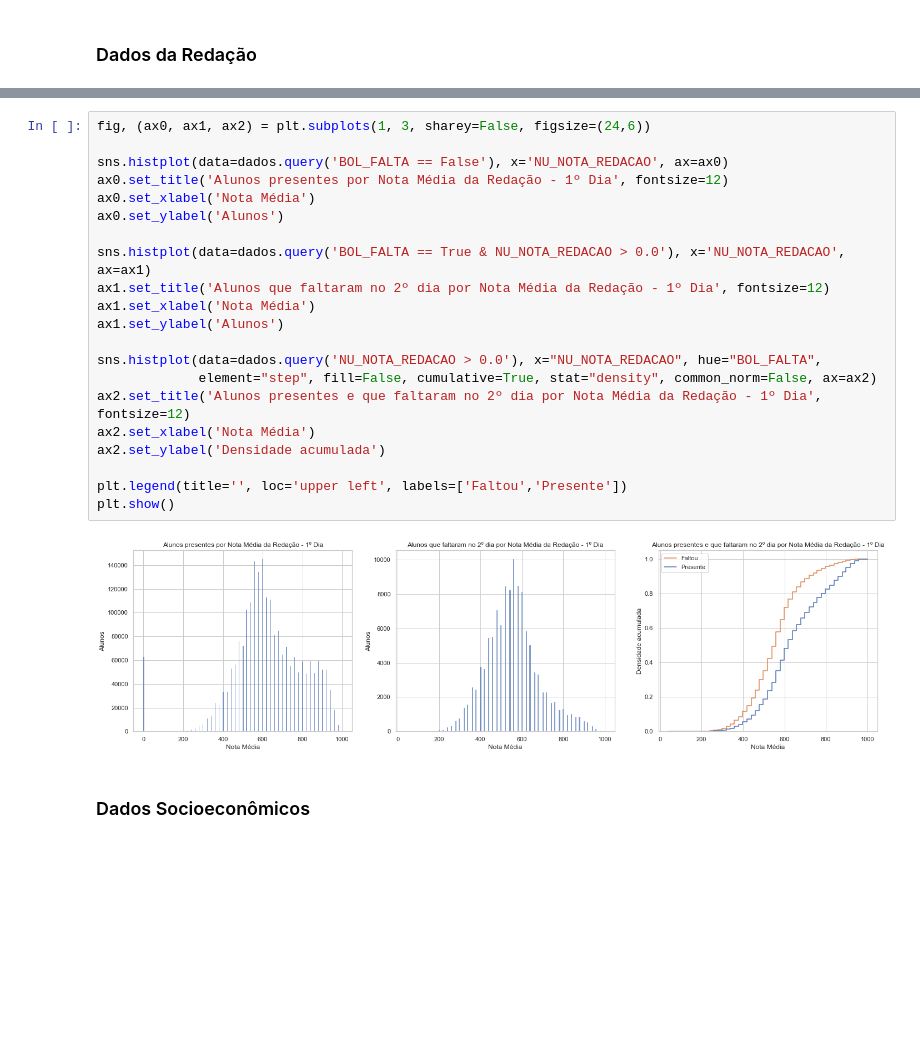
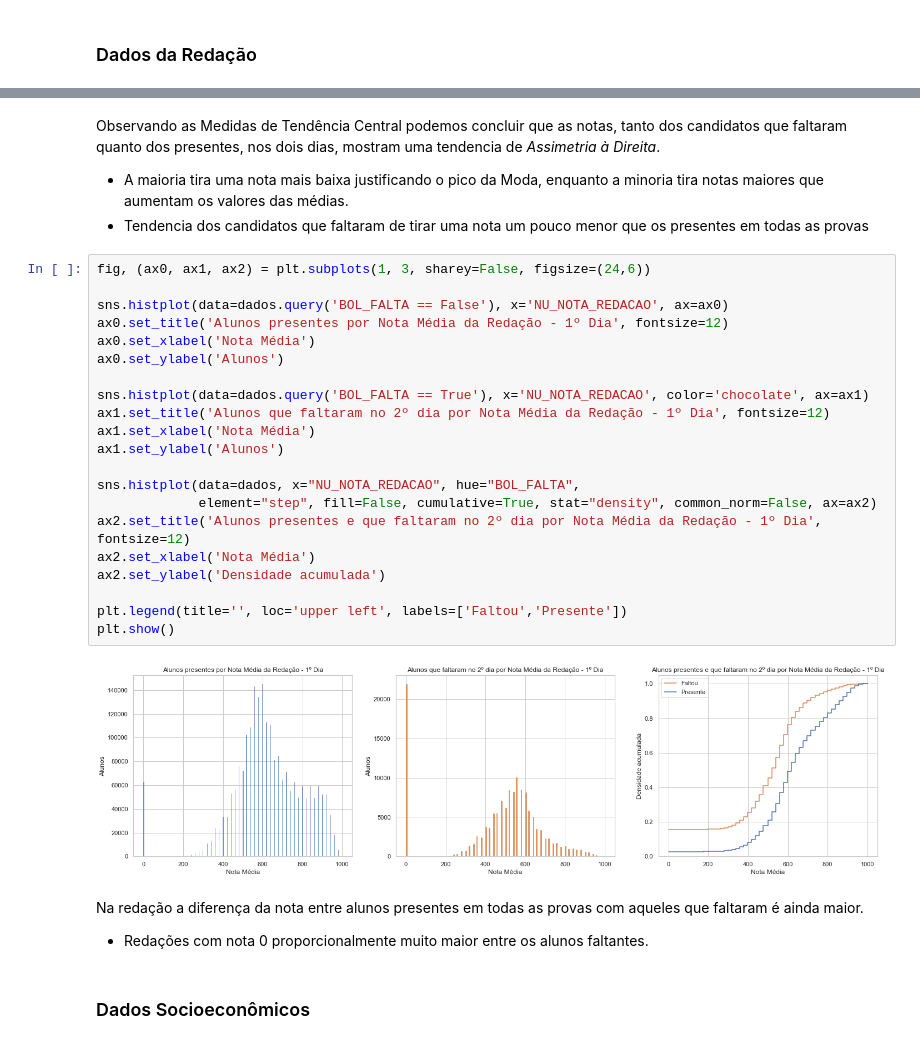
Before and after one commit to guinb/treinamento-semantix, a Jupyter notebook: Projeto ENEM - Candidatos que faltaram na prova.ipynb, the cells around one changed output, grey strips where cells are left out. Cells and saved outputs as stored; diff of their text form; blank space fills up the shorter version.

```diff
--- a/Projeto ENEM - Candidatos que faltaram na prova.ipynb
+++ b/Projeto ENEM - Candidatos que faltaram na prova.ipynb
@@ -430,25 +427,32 @@ notas_df
+# %% [markdown]
+Observando as Medidas de Tendência Central podemos concluir que as notas, tanto dos candidatos que faltaram quanto dos presentes, nos dois dias, mostram uma tendencia de *Assimetria à Direita*.
+- A maioria tira uma nota mais baixa justificando o pico da Moda, enquanto a minoria tira notas maiores que aumentam os valores das médias.
+- Tendencia dos candidatos que faltaram de tirar uma nota um pouco menor que os presentes em todas as provas
 # %%
 fig, (ax0, ax1, ax2) = plt.subplots(1, 3, sharey=False, figsize=(24,6))
 
 sns.histplot(data=dados.query('BOL_FALTA == False'), x='NU_NOTA_REDACAO', ax=ax0)
 ax0.set_title('Alunos presentes por Nota Média da Redação - 1º Dia', fontsize=12)
 ax0.set_xlabel('Nota Média')
 ax0.set_ylabel('Alunos')
 
-sns.histplot(data=dados.query('BOL_FALTA == True & NU_NOTA_REDACAO > 0.0'), x='NU_NOTA_REDACAO', ax=ax1)
+sns.histplot(data=dados.query('BOL_FALTA == True'), x='NU_NOTA_REDACAO', color='chocolate', ax=ax1)
 ax1.set_title('Alunos que faltaram no 2º dia por Nota Média da Redação - 1º Dia', fontsize=12)
 ax1.set_xlabel('Nota Média')
 ax1.set_ylabel('Alunos')
 
-sns.histplot(data=dados.query('NU_NOTA_REDACAO > 0.0'), x="NU_NOTA_REDACAO", hue="BOL_FALTA",
+sns.histplot(data=dados, x="NU_NOTA_REDACAO", hue="BOL_FALTA",
              element="step", fill=False, cumulative=True, stat="density", common_norm=False, ax=ax2)
 ax2.set_title('Alunos presentes e que faltaram no 2º dia por Nota Média da Redação - 1º Dia', fontsize=12)
 ax2.set_xlabel('Nota Média')
 ax2.set_ylabel('Densidade acumulada')
 
 plt.legend(title='', loc='upper left', labels=['Faltou','Presente'])
 plt.show()
 # %% [output]
-[figure, old version]
+[figure, new version]
+# %% [markdown]
+Na redação a diferença da nota entre alunos presentes em todas as provas com aqueles que faltaram é ainda maior.
+- Redações com nota 0 proporcionalmente muito maior entre os alunos faltantes.
 # %% [markdown]
 ### Dados Socioeconômicos
```
Also changed, not shown: parts of 18 cells of this notebook.
